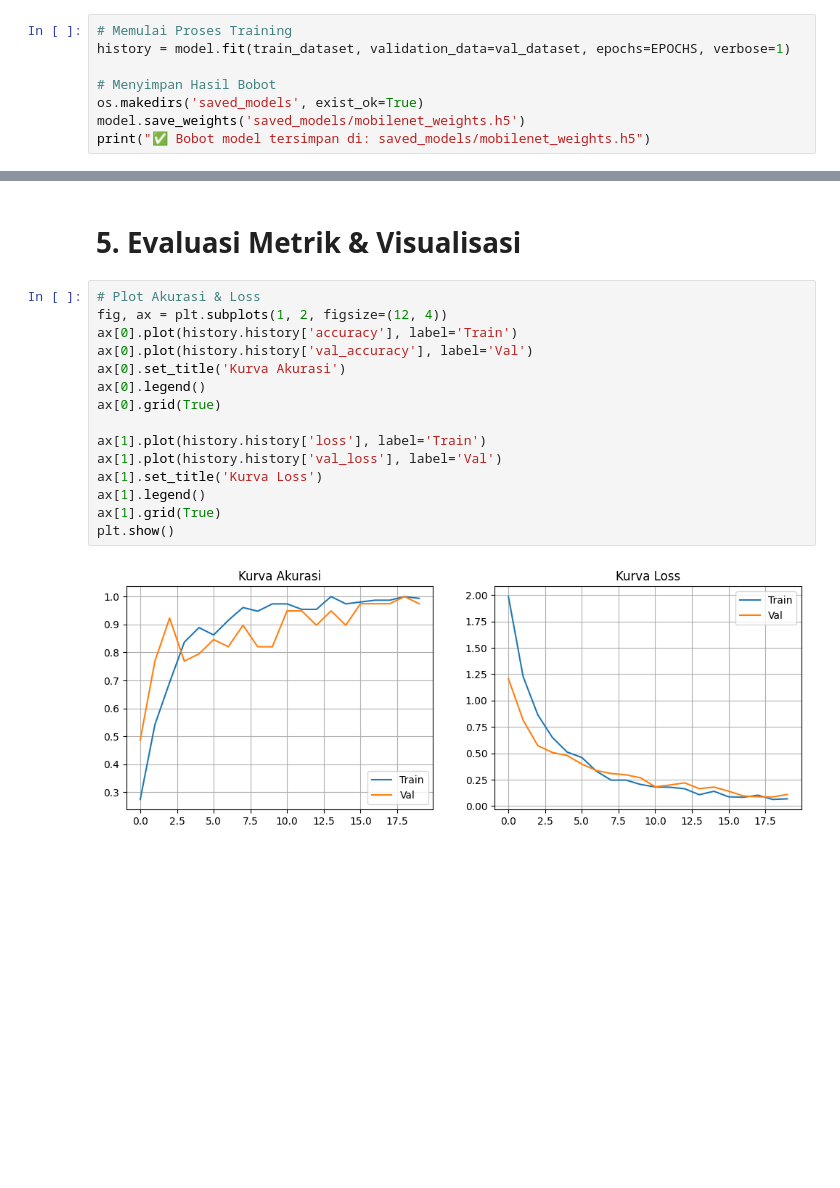
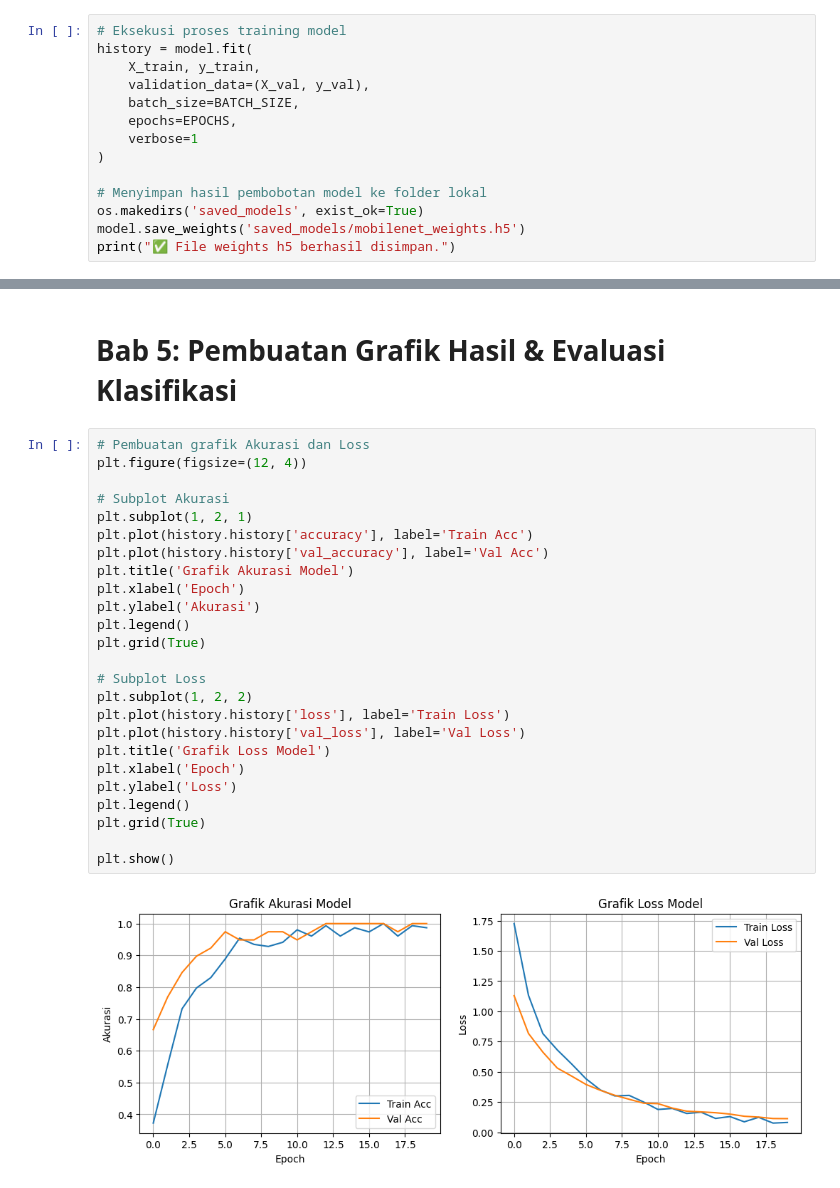
Before and after one commit to Enixma05/rupiah-recognition, a Jupyter notebook: cnn.ipynb, the cells around one changed output, grey strips where cells are left out. Drawn from its saved outputs; the diff is of its cells as text; blank space fills up the shorter version.

```diff
--- a/cnn.ipynb
+++ b/cnn.ipynb
@@ -157,12 +217,18 @@ Trainable params: 164,742
 Non-trainable params: 2,257,984
 _________________________________________________________________
 # %%
-# Memulai Proses Training
-history = model.fit(train_dataset, validation_data=val_dataset, epochs=EPOCHS, verbose=1)
+# Eksekusi proses training model
+history = model.fit(
+    X_train, y_train,
+    validation_data=(X_val, y_val),
+    batch_size=BATCH_SIZE,
+    epochs=EPOCHS,
+    verbose=1
+)
 
-# Menyimpan Hasil Bobot
+# Menyimpan hasil pembobotan model ke folder lokal
 os.makedirs('saved_models', exist_ok=True)
 model.save_weights('saved_models/mobilenet_weights.h5')
-print("✅ Bobot model tersimpan di: saved_models/mobilenet_weights.h5")
+print("✅ File weights h5 berhasil disimpan.")
 # %% [output]
 Epoch 1/20
@@ -185,19 +251,29 @@ Epoch 20/20
 # %% [markdown]
-# 5. Evaluasi Metrik & Visualisasi
+# Bab 5: Pembuatan Grafik Hasil & Evaluasi Klasifikasi
 # %%
-# Plot Akurasi & Loss
-fig, ax = plt.subplots(1, 2, figsize=(12, 4))
-ax[0].plot(history.history['accuracy'], label='Train')
-ax[0].plot(history.history['val_accuracy'], label='Val')
-ax[0].set_title('Kurva Akurasi')
-ax[0].legend()
-ax[0].grid(True)
+# Pembuatan grafik Akurasi dan Loss
+plt.figure(figsize=(12, 4))
 
-ax[1].plot(history.history['loss'], label='Train')
-ax[1].plot(history.history['val_loss'], label='Val')
-ax[1].set_title('Kurva Loss')
-ax[1].legend()
-ax[1].grid(True)
+# Subplot Akurasi
+plt.subplot(1, 2, 1)
+plt.plot(history.history['accuracy'], label='Train Acc')
+plt.plot(history.history['val_accuracy'], label='Val Acc')
+plt.title('Grafik Akurasi Model')
+plt.xlabel('Epoch')
+plt.ylabel('Akurasi')
+plt.legend()
+plt.grid(True)
+
+# Subplot Loss
+plt.subplot(1, 2, 2)
+plt.plot(history.history['loss'], label='Train Loss')
+plt.plot(history.history['val_loss'], label='Val Loss')
+plt.title('Grafik Loss Model')
+plt.xlabel('Epoch')
+plt.ylabel('Loss')
+plt.legend()
+plt.grid(True)
+
 plt.show()
 # %% [output]
-[figure, old version]
+[figure, new version]
```
Also changed, not shown: parts of 15 cells of this notebook, 1 other file.
